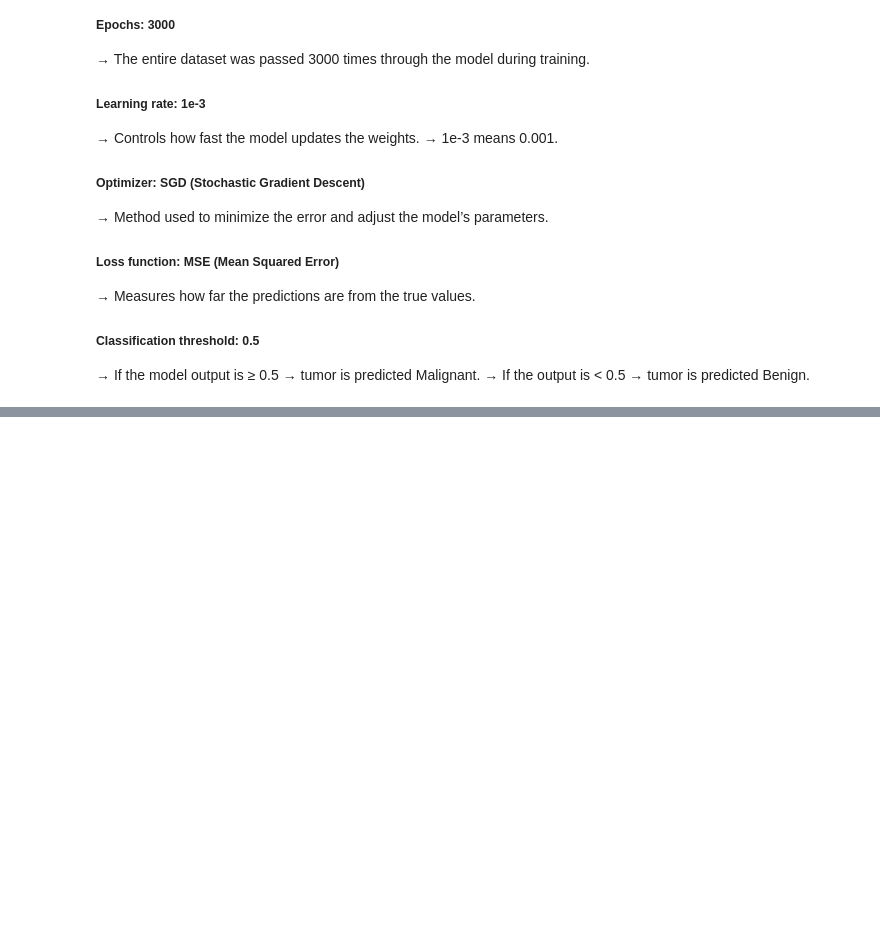
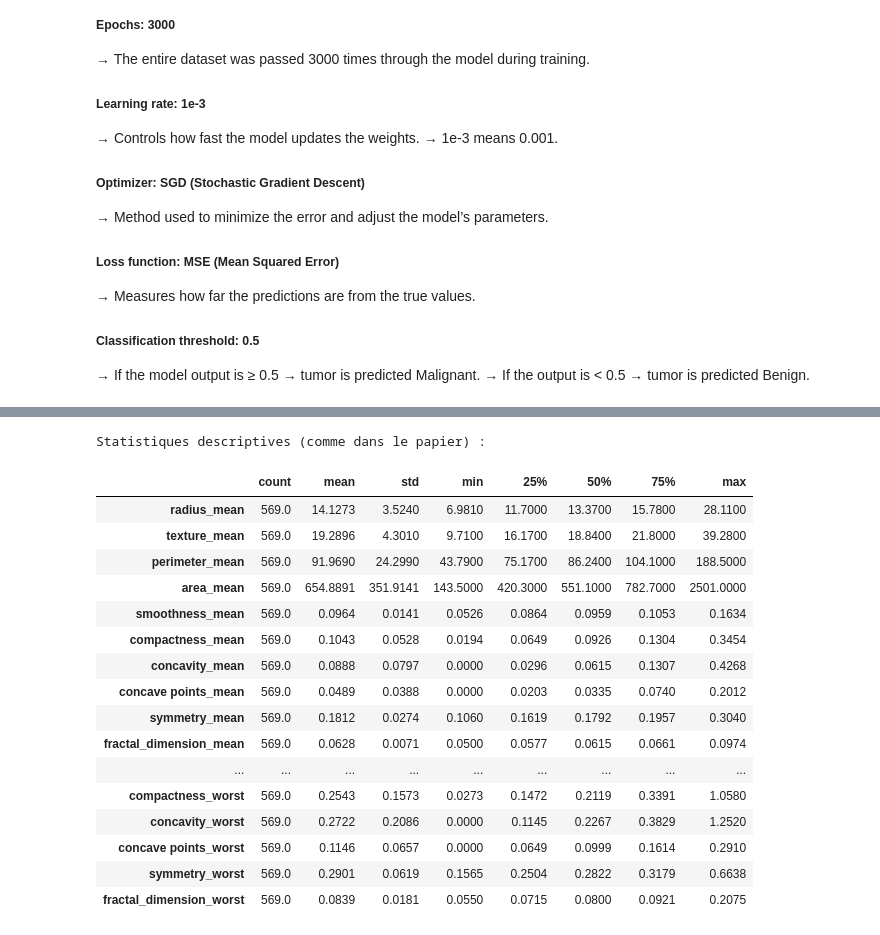
Before and after one commit to youssef060902/Algonomads_ML, a Jupyter notebook: Project.ipynb, the cells around one changed output, grey strips where cells are left out. Cells and saved outputs as stored; diff of their text form; code cells hidden in the pictures; blank space fills up the shorter version.

```diff
--- a/Project.ipynb
+++ b/Project.ipynb
@@ -68,0 +149,27 @@ These are the settings used to train the model:
+# %%
+# 3. Séparation features / target
+X = df.drop('diagnosis', axis=1)      # les 30 features
+y = df['diagnosis']
+# %%
+# 5. Statistiques descriptives
+print("\nStatistiques descriptives (comme dans le papier) :")
+display(X.describe().T.round(4))
+# %% [output]
+Statistiques descriptives (comme dans le papier) :
+|  | count | mean | std | min | 25% | 50% | 75% | max |
+| radius_mean | 569.0 | 14.1273 | 3.5240 | 6.9810 | 11.7000 | 13.3700 | 15.7800 | 28.1100 |
+| texture_mean | 569.0 | 19.2896 | 4.3010 | 9.7100 | 16.1700 | 18.8400 | 21.8000 | 39.2800 |
+| perimeter_mean | 569.0 | 91.9690 | 24.2990 | 43.7900 | 75.1700 | 86.2400 | 104.1000 | 188.5000 |
+| area_mean | 569.0 | 654.8891 | 351.9141 | 143.5000 | 420.3000 | 551.1000 | 782.7000 | 2501.0000 |
+| smoothness_mean | 569.0 | 0.0964 | 0.0141 | 0.0526 | 0.0864 | 0.0959 | 0.1053 | 0.1634 |
+| compactness_mean | 569.0 | 0.1043 | 0.0528 | 0.0194 | 0.0649 | 0.0926 | 0.1304 | 0.3454 |
+| concavity_mean | 569.0 | 0.0888 | 0.0797 | 0.0000 | 0.0296 | 0.0615 | 0.1307 | 0.4268 |
+| concave points_mean | 569.0 | 0.0489 | 0.0388 | 0.0000 | 0.0203 | 0.0335 | 0.0740 | 0.2012 |
+| symmetry_mean | 569.0 | 0.1812 | 0.0274 | 0.1060 | 0.1619 | 0.1792 | 0.1957 | 0.3040 |
+| fractal_dimension_mean | 569.0 | 0.0628 | 0.0071 | 0.0500 | 0.0577 | 0.0615 | 0.0661 | 0.0974 |
+| ... | ... | ... | ... | ... | ... | ... | ... | ... |
+| compactness_worst | 569.0 | 0.2543 | 0.1573 | 0.0273 | 0.1472 | 0.2119 | 0.3391 | 1.0580 |
+| concavity_worst | 569.0 | 0.2722 | 0.2086 | 0.0000 | 0.1145 | 0.2267 | 0.3829 | 1.2520 |
+| concave points_worst | 569.0 | 0.1146 | 0.0657 | 0.0000 | 0.0649 | 0.0999 | 0.1614 | 0.2910 |
+| symmetry_worst | 569.0 | 0.2901 | 0.0619 | 0.1565 | 0.2504 | 0.2822 | 0.3179 | 0.6638 |
+| fractal_dimension_worst | 569.0 | 0.0839 | 0.0181 | 0.0550 | 0.0715 | 0.0800 | 0.0921 | 0.2075 |
```
Also changed, not shown: parts of 8 cells of this notebook.
